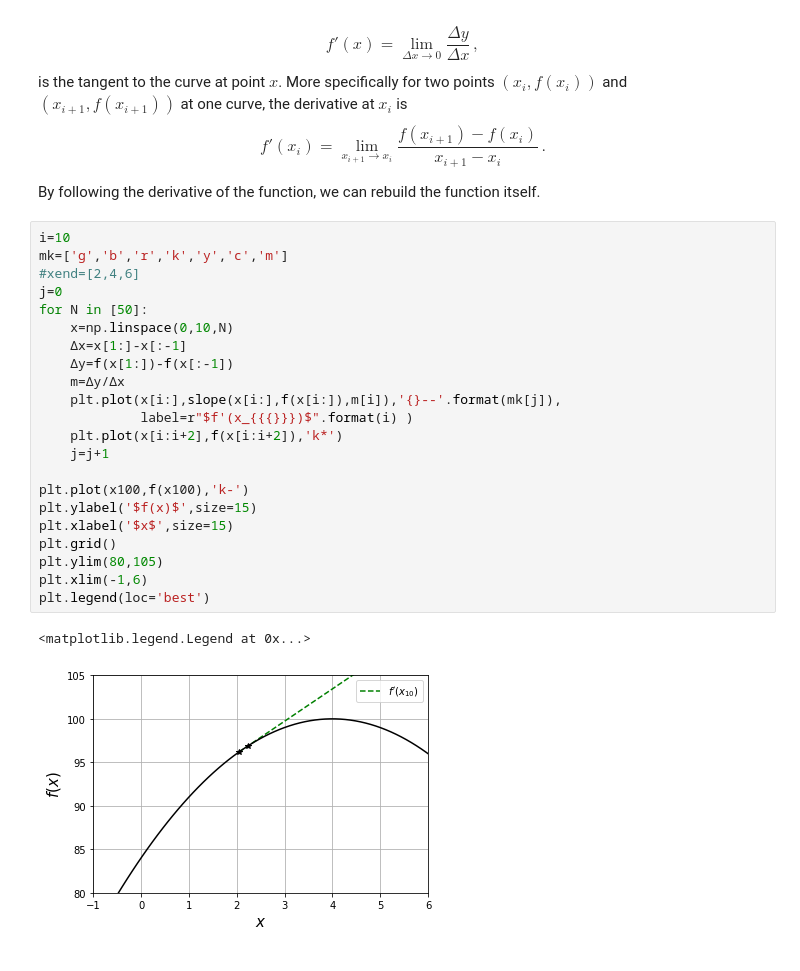
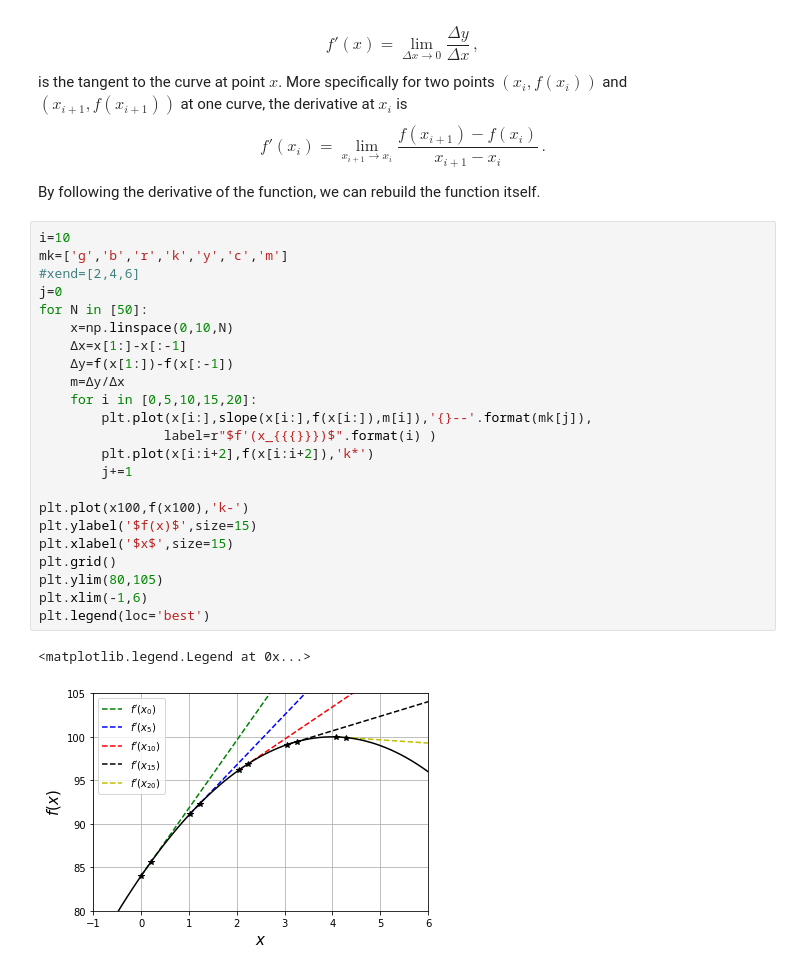
Before and after one commit to restrepo/Calculus, a Jupyter notebook: Differential_Calculus.ipynb, the cells around one changed output. Cells and saved outputs as stored; diff of their text form.

```diff
--- a/Differential_Calculus.ipynb
+++ b/Differential_Calculus.ipynb
@@ -257,25 +257,26 @@ By following the derivative of the function, we can rebuild the function itself.
 # %%
 i=10
 mk=['g','b','r','k','y','c','m']
 #xend=[2,4,6]
 j=0
 for N in [50]:
     x=np.linspace(0,10,N)
     Δx=x[1:]-x[:-1]
     Δy=f(x[1:])-f(x[:-1])
     m=Δy/Δx
-    plt.plot(x[i:],slope(x[i:],f(x[i:]),m[i]),'{}--'.format(mk[j]),
-             label=r"$f'(x_{{{}}})$".format(i) )
-    plt.plot(x[i:i+2],f(x[i:i+2]),'k*')
-    j=j+1
+    for i in [0,5,10,15,20]:
+        plt.plot(x[i:],slope(x[i:],f(x[i:]),m[i]),'{}--'.format(mk[j]),
+                label=r"$f'(x_{{{}}})$".format(i) )
+        plt.plot(x[i:i+2],f(x[i:i+2]),'k*')
+        j+=1
 
 plt.plot(x100,f(x100),'k-')
 plt.ylabel('$f(x)$',size=15)
 plt.xlabel('$x$',size=15)
 plt.grid()
 plt.ylim(80,105)
 plt.xlim(-1,6)
 plt.legend(loc='best')
 # %% [output]
 <matplotlib.legend.Legend at 0x...>
-[figure, old version]
+[figure, new version]
```
Also changed, not shown: parts of 3 cells of this notebook.
